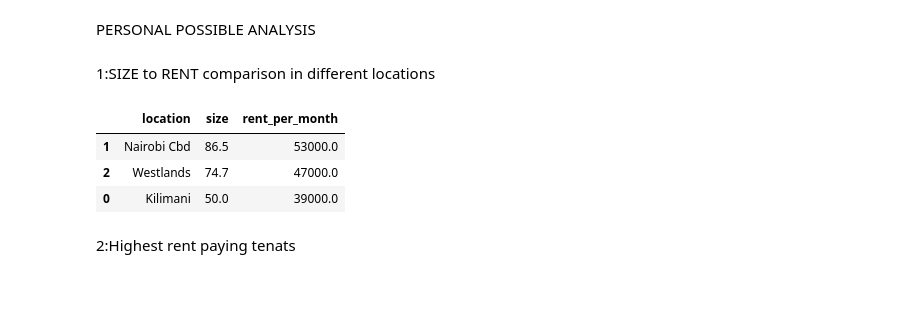
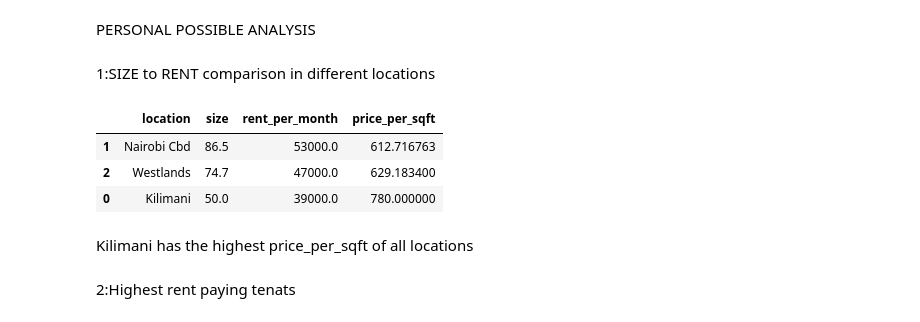
Before and after one commit to AlphaTheDog/NWRealite, a Jupyter notebook: NWRealite.ipynb, the cells around one changed output. Cells and saved outputs as stored; diff of their text form; code cells hidden in the pictures; blank space fills up the shorter version.

```diff
--- a/NWRealite.ipynb
+++ b/NWRealite.ipynb
@@ -338,12 +233,15 @@ PERSONAL POSSIBLE ANALYSIS
 # %%
 size_rent=lease_units_property_location.groupby('location')[['size','rent_per_month']].mean().reset_index()
 size_rent.sort_values(by='size',ascending=False,inplace=True)
+size_rent['price_per_sqft']=size_rent['rent_per_month']/size_rent['size']
 size_rent
 # %% [output]
-|  | location | size | rent_per_month |
-| 1 | Nairobi Cbd | 86.5 | 53000.0 |
-| 2 | Westlands | 74.7 | 47000.0 |
-| 0 | Kilimani | 50.0 | 39000.0 |
+|  | location | size | rent_per_month | price_per_sqft |
+| 1 | Nairobi Cbd | 86.5 | 53000.0 | 612.716763 |
+| 2 | Westlands | 74.7 | 47000.0 | 629.183400 |
+| 0 | Kilimani | 50.0 | 39000.0 | 780.000000 |
+# %% [markdown]
+Kilimani has the highest price_per_sqft of all locations
 # %% [markdown]
 2:Highest rent paying tenats
 # %%
```
Also changed, not shown: parts of 19 cells of this notebook, 2 other files.
